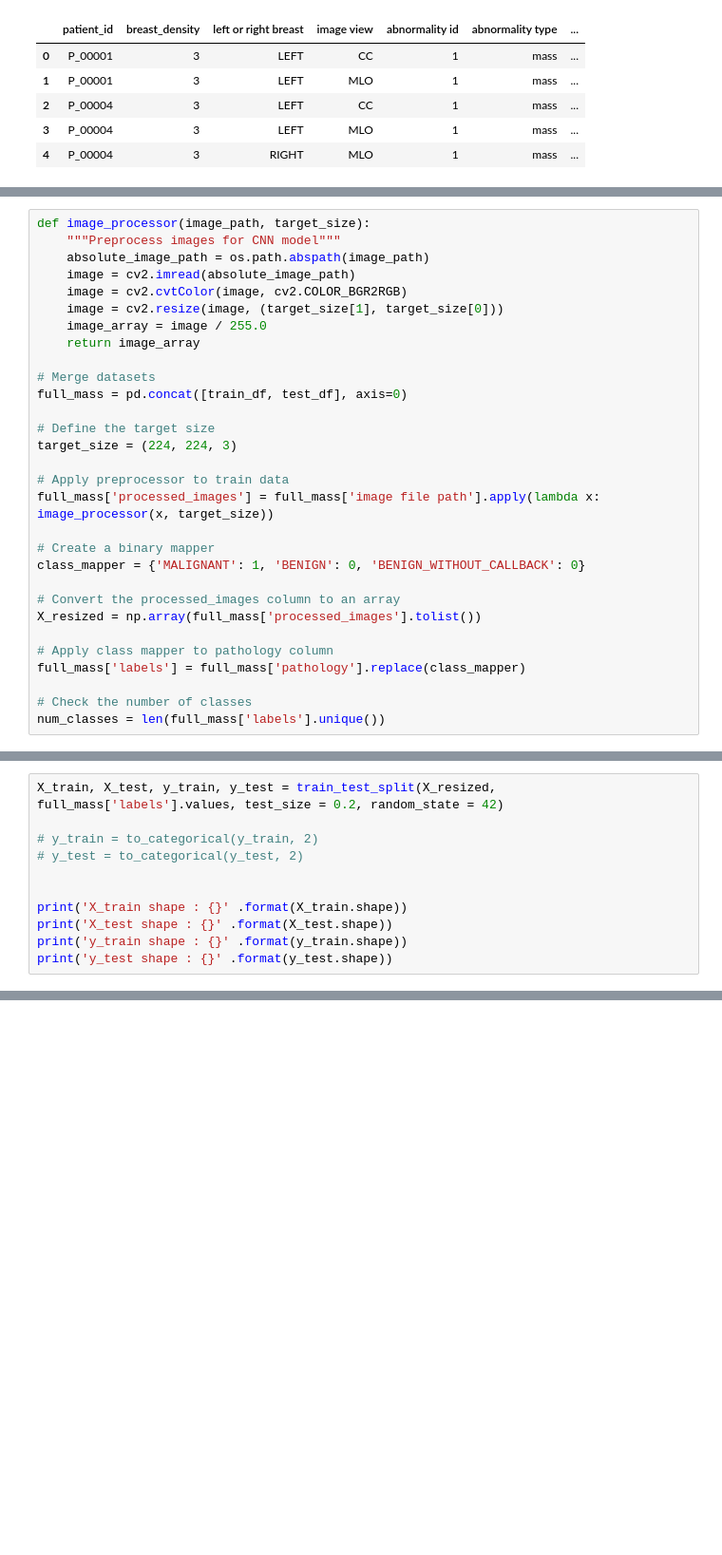
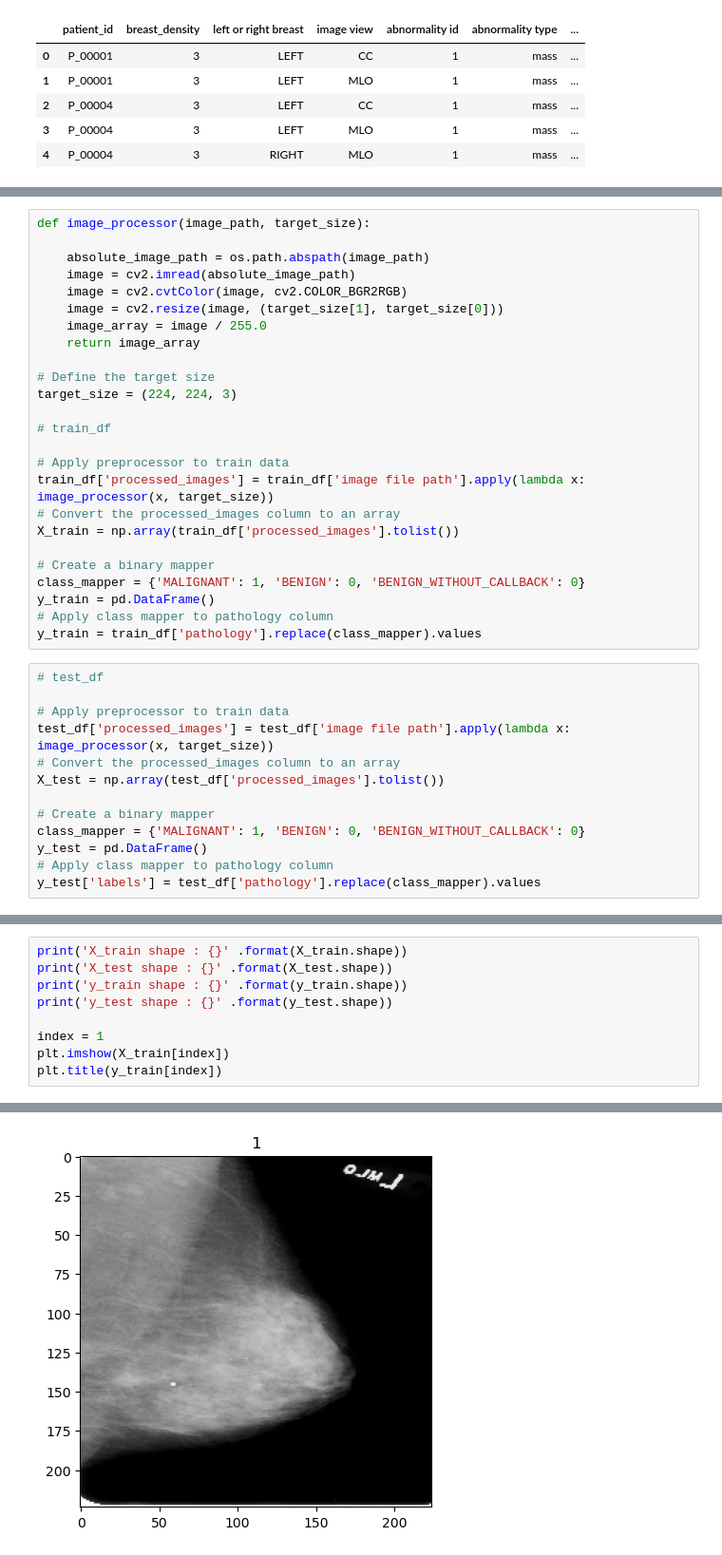
Before and after one commit to Periyzat/breast_cancer_classification-, a Jupyter notebook: MassImages.ipynb, the cells around one changed output, grey strips where cells are left out. Shown: that part at 95% size. Cells and saved outputs as stored; diff of their text form; blank space fills up the shorter version.

```diff
--- a/MassImages.ipynb
+++ b/MassImages.ipynb
@@ -140,6 +169,6 @@ test_df['mass margins'] = test_df['mass margins'].bfill()
 # %%
 def image_processor(image_path, target_size):
-    """Preprocess images for CNN model"""
+
     absolute_image_path = os.path.abspath(image_path)
     image = cv2.imread(absolute_image_path)
     image = cv2.cvtColor(image, cv2.COLOR_BGR2RGB)
@@ -147,23 +176,31 @@ def image_processor(image_path, target_size):
     image_array = image / 255.0
     return image_array
 
-# Merge datasets
-full_mass = pd.concat([train_df, test_df], axis=0)
-
 # Define the target size
 target_size = (224, 224, 3)
 
+# train_df
+
 # Apply preprocessor to train data
-full_mass['processed_images'] = full_mass['image file path'].apply(lambda x: image_processor(x, target_size))
+train_df['processed_images'] = train_df['image file path'].apply(lambda x: image_processor(x, target_size))
+# Convert the processed_images column to an array
+X_train = np.array(train_df['processed_images'].tolist())
 
 # Create a binary mapper
 class_mapper = {'MALIGNANT': 1, 'BENIGN': 0, 'BENIGN_WITHOUT_CALLBACK': 0}
-
-# Convert the processed_images column to an array
-X_resized = np.array(full_mass['processed_images'].tolist())
-
+y_train = pd.DataFrame()
 # Apply class mapper to pathology column
-full_mass['labels'] = full_mass['pathology'].replace(class_mapper)
-
-# Check the number of classes
-num_classes = len(full_mass['labels'].unique())
+y_train = train_df['pathology'].replace(class_mapper).values
+# %%
+# test_df
+
+# Apply preprocessor to train data
+test_df['processed_images'] = test_df['image file path'].apply(lambda x: image_processor(x, target_size))
+# Convert the processed_images column to an array
+X_test = np.array(test_df['processed_images'].tolist())
+
+# Create a binary mapper
+class_mapper = {'MALIGNANT': 1, 'BENIGN': 0, 'BENIGN_WITHOUT_CALLBACK': 0}
+y_test = pd.DataFrame()
+# Apply class mapper to pathology column
+y_test['labels'] = test_df['pathology'].replace(class_mapper).values
@@ -170,12 +211,10 @@ num_classes = len(full_mass['labels'].unique())
 # %%
-X_train, X_test, y_train, y_test = train_test_split(X_resized, full_mass['labels'].values, test_size = 0.2, random_state = 42)
-
-# y_train = to_categorical(y_train, 2)
-# y_test = to_categorical(y_test, 2)
-
-
 print('X_train shape : {}' .format(X_train.shape))
 print('X_test shape : {}' .format(X_test.shape))
 print('y_train shape : {}' .format(y_train.shape))
 print('y_test shape : {}' .format(y_test.shape))
+
+index = 1
+plt.imshow(X_train[index])
+plt.title(y_train[index])
 # %% [output]
@@ -186,3 +226,4 @@ y_test shape : (340,)
+[figure, added]
 # %%
 # Import necessary TensorFlow libraries
 from keras.callbacks import EarlyStopping
```
Also changed, not shown: parts of 13 cells of this notebook, 1 other file.
